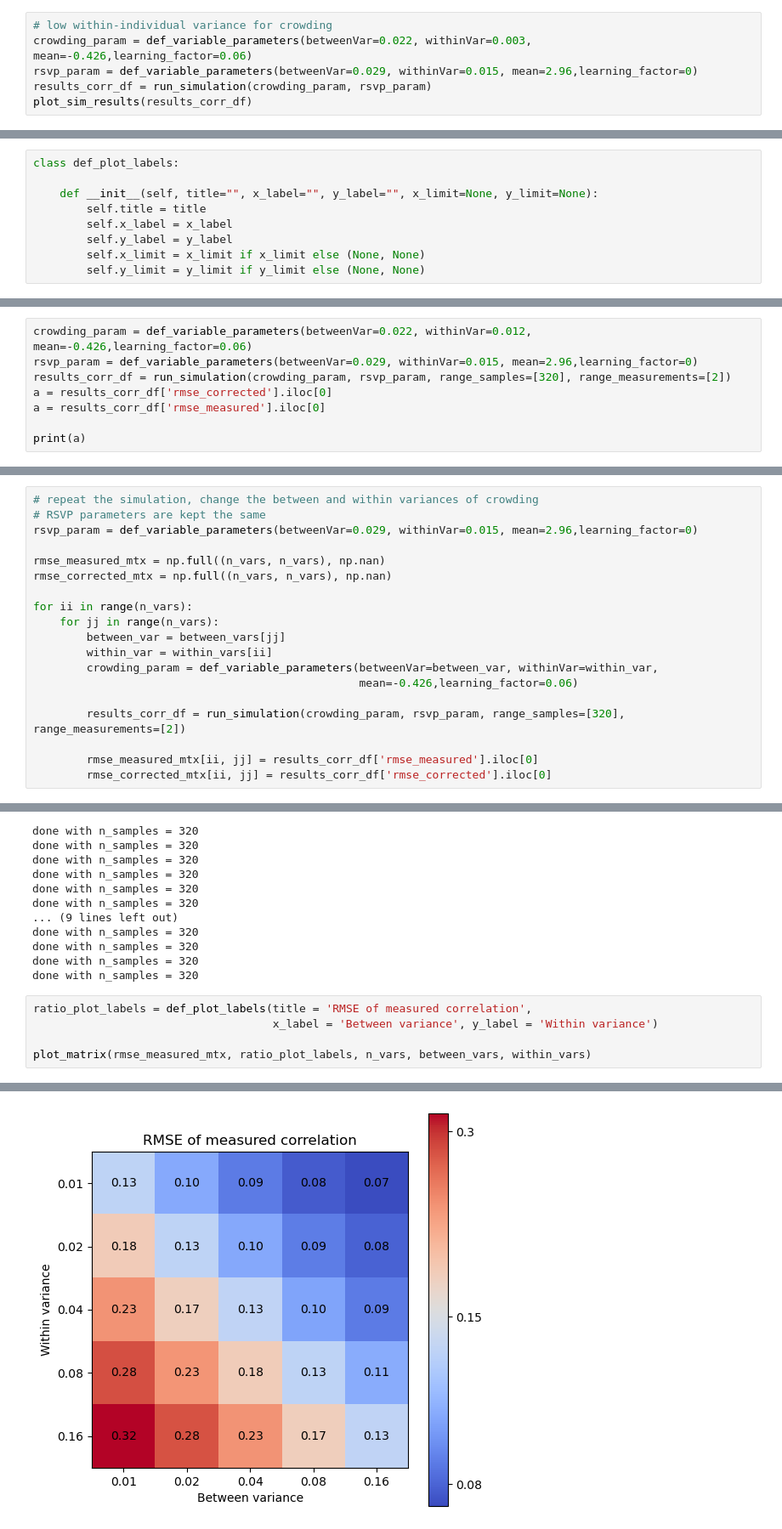
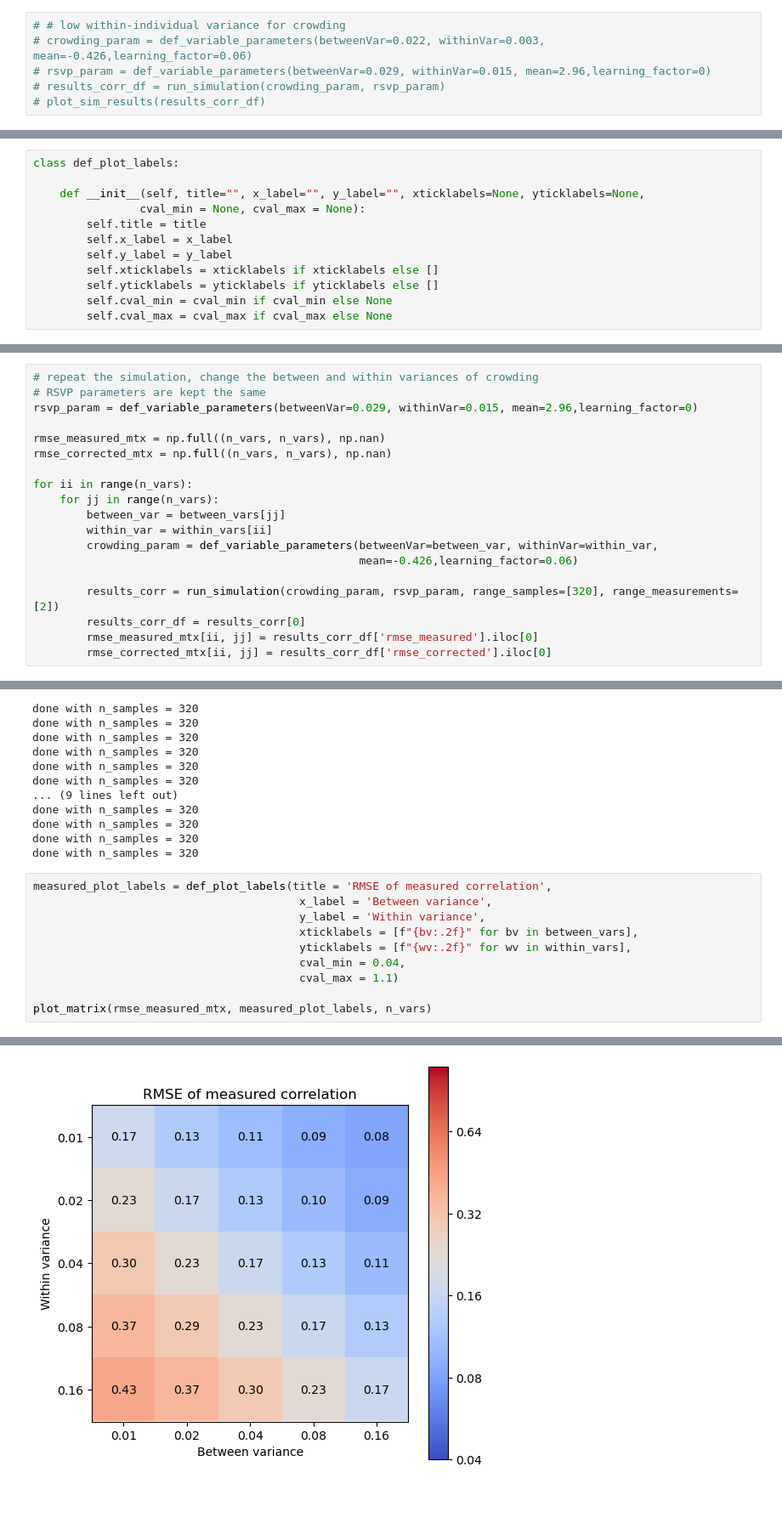
Before and after one commit to fh986/crowding-individual-difference, a Jupyter notebook: simulation_noiseCorrection_crowdingReading_testVariances.ipynb, the cells around one changed output, grey strips where cells are left out. Shown: that part at 85% size. Cells and saved outputs as stored; diff of their text form; blank space fills up the shorter version.

Commit message:
updated simulation with the latest codes in simulation_*_main; plotted matrices of simulation results

```diff
--- a/simulation_noiseCorrection_crowdingReading_testVariances.ipynb
+++ b/simulation_noiseCorrection_crowdingReading_testVariances.ipynb
@@ -463,6 +421,6 @@ done with n_samples = 320
 # %%
-# low within-individual variance for crowding
-crowding_param = def_variable_parameters(betweenVar=0.022, withinVar=0.003, mean=-0.426,learning_factor=0.06)
-rsvp_param = def_variable_parameters(betweenVar=0.029, withinVar=0.015, mean=2.96,learning_factor=0)
-results_corr_df = run_simulation(crowding_param, rsvp_param)
-plot_sim_results(results_corr_df)
+# # low within-individual variance for crowding
+# crowding_param = def_variable_parameters(betweenVar=0.022, withinVar=0.003, mean=-0.426,learning_factor=0.06)
+# rsvp_param = def_variable_parameters(betweenVar=0.029, withinVar=0.015, mean=2.96,learning_factor=0)
+# results_corr_df = run_simulation(crowding_param, rsvp_param)
+# plot_sim_results(results_corr_df)
@@ -565,12 +514,15 @@ def plot_matrix(mtx, labels, n_vars, between_vars, within_vars):
 # %%
 class def_plot_labels:
 
-    def __init__(self, title="", x_label="", y_label="", x_limit=None, y_limit=None):
+    def __init__(self, title="", x_label="", y_label="", xticklabels=None, yticklabels=None,
+                cval_min = None, cval_max = None):
         self.title = title
         self.x_label = x_label
         self.y_label = y_label
-        self.x_limit = x_limit if x_limit else (None, None)
-        self.y_limit = y_limit if y_limit else (None, None)
+        self.xticklabels = xticklabels if xticklabels else []
+        self.yticklabels = yticklabels if yticklabels else []
+        self.cval_min = cval_min if cval_min else None
+        self.cval_max = cval_max if cval_max else None
 # %%
 # Define parameters
 n_vars = 5
@@ -601,8 +555,0 @@ plot_matrix(ratio_btwVwithin, ratio_plot_labels, n_vars, between_vars, within_va
-# %%
-crowding_param = def_variable_parameters(betweenVar=0.022, withinVar=0.012, mean=-0.426,learning_factor=0.06)
-rsvp_param = def_variable_parameters(betweenVar=0.029, withinVar=0.015, mean=2.96,learning_factor=0)
-results_corr_df = run_simulation(crowding_param, rsvp_param, range_samples=[320], range_measurements=[2])
-a = results_corr_df['rmse_corrected'].iloc[0]
-a = results_corr_df['rmse_measured'].iloc[0]
-
-print(a)
@@ -623,8 +568,8 @@ for ii in range(n_vars):
         crowding_param = def_variable_parameters(betweenVar=between_var, withinVar=within_var,
                                                  mean=-0.426,learning_factor=0.06)
 
-        results_corr_df = run_simulation(crowding_param, rsvp_param, range_samples=[320], range_measurements=[2])
-
+        results_corr = run_simulation(crowding_param, rsvp_param, range_samples=[320], range_measurements=[2])
+        results_corr_df = results_corr[0]
         rmse_measured_mtx[ii, jj] = results_corr_df['rmse_measured'].iloc[0]
         rmse_corrected_mtx[ii, jj] = results_corr_df['rmse_corrected'].iloc[0]
 # %% [output]
@@ -646,8 +591,13 @@ done with n_samples = 320
 done with n_samples = 320
 done with n_samples = 320
 # %%
-ratio_plot_labels = def_plot_labels(title = 'RMSE of measured correlation',
-                                    x_label = 'Between variance', y_label = 'Within variance')
+measured_plot_labels = def_plot_labels(title = 'RMSE of measured correlation',
+                                        x_label = 'Between variance',
+                                        y_label = 'Within variance',
+                                        xticklabels = [f"{bv:.2f}" for bv in between_vars],
+                                        yticklabels = [f"{wv:.2f}" for wv in within_vars],
+                                        cval_min = 0.04,
+                                        cval_max = 1.1)
 
-plot_matrix(rmse_measured_mtx, ratio_plot_labels, n_vars, between_vars, within_vars)
+plot_matrix(rmse_measured_mtx, measured_plot_labels, n_vars)
 # %% [output]
@@ -659,2 +604,2 @@ plot_matrix(rmse_measured_mtx, ratio_plot_labels, n_vars, between_vars, within_v
-[figure, old version]
+[figure, new version]
 # %%
```
Also changed, not shown: parts of 13 cells of this notebook.
